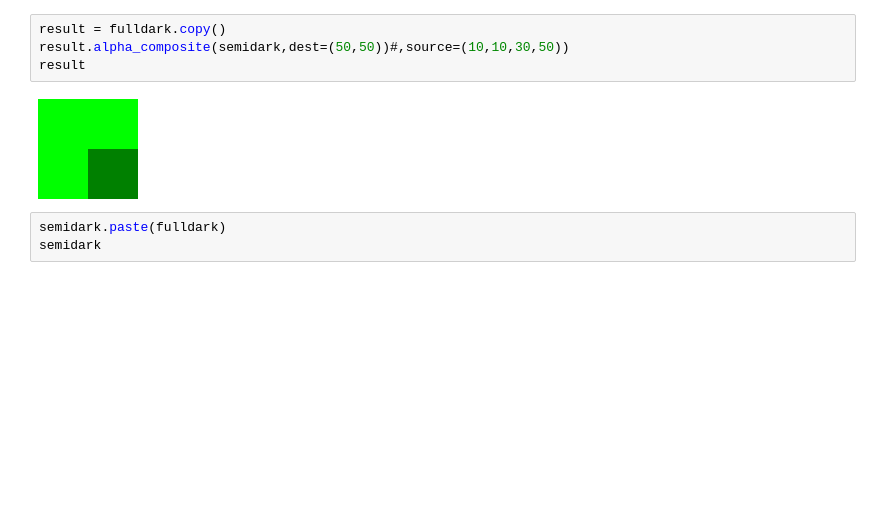
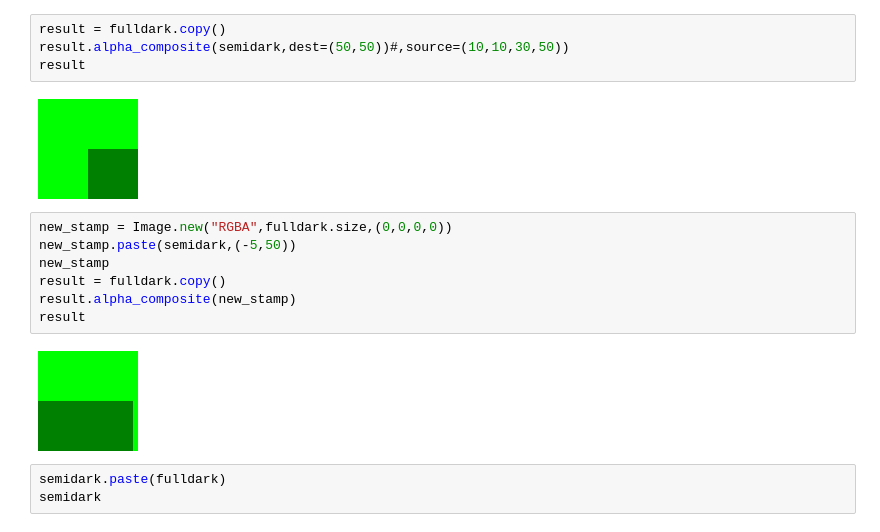
Before and after one commit to CarlKCarlK/anipaint, a Jupyter notebook: notebooks/composite.ipynb, the cells around one changed output. Drawn from its saved outputs; the diff is of its cells as text; blank space fills up the shorter version.

```diff
--- a/notebooks/composite.ipynb
+++ b/notebooks/composite.ipynb
@@ -135,6 +135,15 @@ result.alpha_composite(semidark,dest=(50,50))#,source=(10,10,30,50))
 result
 # %% [output]
 [figure]
+# %%
+new_stamp = Image.new("RGBA",fulldark.size,(0,0,0,0))
+new_stamp.paste(semidark,(-5,50))
+new_stamp
+result = fulldark.copy()
+result.alpha_composite(new_stamp)
+result
+# %% [output]
+[figure, added]
 # %%
 semidark.paste(fulldark)
 semidark
```
Also changed, not shown: parts of 8 cells of this notebook, 5 other files.
